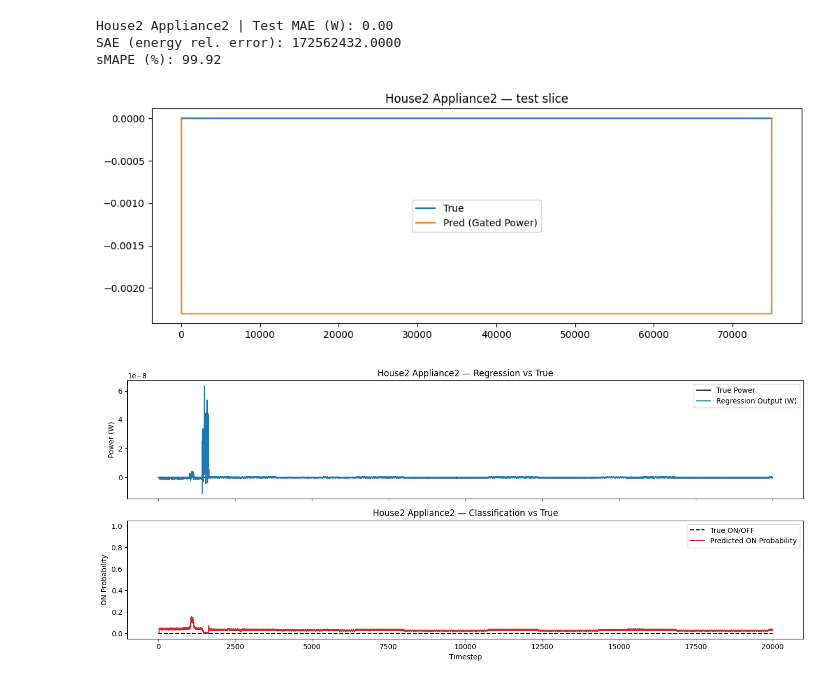
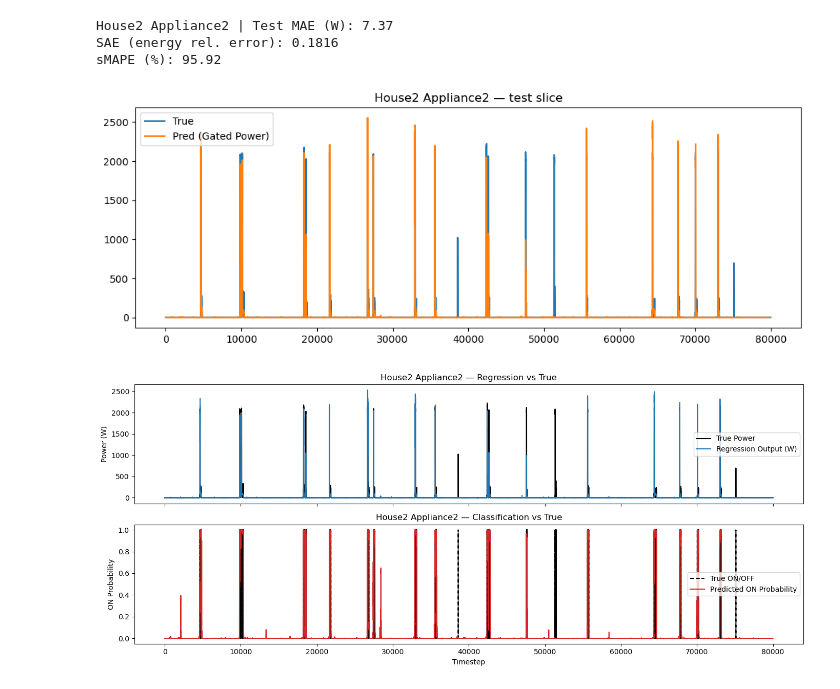
Before and after one commit to Rcpersico/SGN_NILM, a Jupyter notebook: experiment.ipynb, the cells around one changed output. Saved outputs shown, nothing was run; the diff lists cells and outputs as text; code cells hidden in the pictures.

```diff
--- a/experiment.ipynb
+++ b/experiment.ipynb
@@ -12,18 +12,18 @@ from inference import infer_seq2point_timeline, infer_seq2point_timeline_all
 
 from refit_dataloader import load_house_csv
 # %%
-DATAPATH = r"C:\\Users\\rcper\DSM-Research\SGNCode\\CLEAN_REFIT_081116\\CLEAN_House2.csv"
+DATAPATH = r"C:\\Users\\rcper\SGN_NILM\\refit_data\\CLEAN_House2.csv"
 APPLIANCE_COL = "Appliance2"
-MAX_ROWS = 5000000
-WIN_LEN = 64
-STRIDE = 1
-BATCH_SIZE = 32
+MAX_ROWS = 800000
+WIN_LEN = 2048
+STRIDE = 16
+BATCH_SIZE = 16
 EPOCHS = 100
 LR = 1e-3
 BACKBONE_KIND = "tcn"
 PATIENCE = 10
 MIN_DELTA = 0.0
-RESAMPLE_RULE = "10s"
+RESAMPLE_RULE = "30s"
 # %%
 mains, target, ts = load_house_csv(DATAPATH, appliance_col=APPLIANCE_COL, max_rows = MAX_ROWS,
                                    resample_rule=RESAMPLE_RULE)
@@ -71,7 +53,7 @@ Epoch 018 | Train Loss: 0.1519 | Val Loss: 0.2813 | Val MAE (W): 15.45
 # %%
 device = torch.device("cuda" if torch.cuda.is_available() else "cpu")
 
-ckpt = torch.load("sgn_best.pt", map_location=device)  # small fix: map to the same device
+ckpt = torch.load("sgn_best.pt", map_location=device, weights_only=True)
 model = SGN(in_ch=1, hid=64, kind="tcn", out_len=1).to(device)
 model.load_state_dict(ckpt["model"])
 stats = ckpt["stats"]
@@ -93,24 +75,24 @@ print(f"House2 {APPLIANCE_COL} | Test MAE (W): {mae_w:.2f}")
 print(f"SAE (energy rel. error): {sae:.4f}")
 print(f"sMAPE (%): {smape_val:.2f}")
 # %% [output]
-House2 Appliance2 | Test MAE (W): 0.00
-SAE (energy rel. error): 172562432.0000
-sMAPE (%): 99.92
+House2 Appliance2 | Test MAE (W): 7.37
+SAE (energy rel. error): 0.1816
+sMAPE (%): 95.92
 # %%
-N = min(200000, len(y_true))
+N = min(80000, len(y_true))
 plt.figure(figsize=(12,4))
 plt.plot(y_true[:N], label="True")
 plt.plot(power_w[:N], label="Pred (Gated Power)")
 plt.legend()
 plt.title(f"House2 {APPLIANCE_COL} — test slice")
 plt.show()
 # %% [output]
-[figure, old version]
+[figure, new version]
 # %%
-N = min(20000, len(y_true))
+N = min(80000, len(y_true))
 
 
-on_threshold = 15.0
+on_threshold = 20.0
 true_cls = (y_true[:N] > on_threshold).astype(float)
 
 fig, (ax1, ax2) = plt.subplots(2, 1, figsize=(14, 6), sharex=True)
@@ -134,4 +116,4 @@ ax2.legend()
 plt.tight_layout()
 plt.show()
 # %% [output]
-[figure, old version]
+[figure, new version]
```
Also changed, not shown: parts of 2 cells of this notebook, 4 other files.
